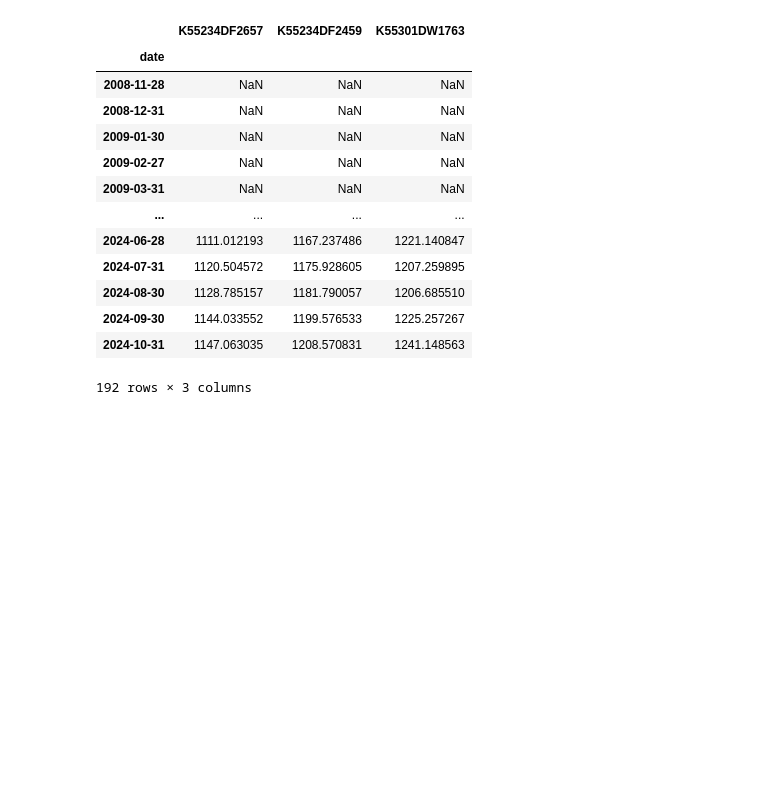
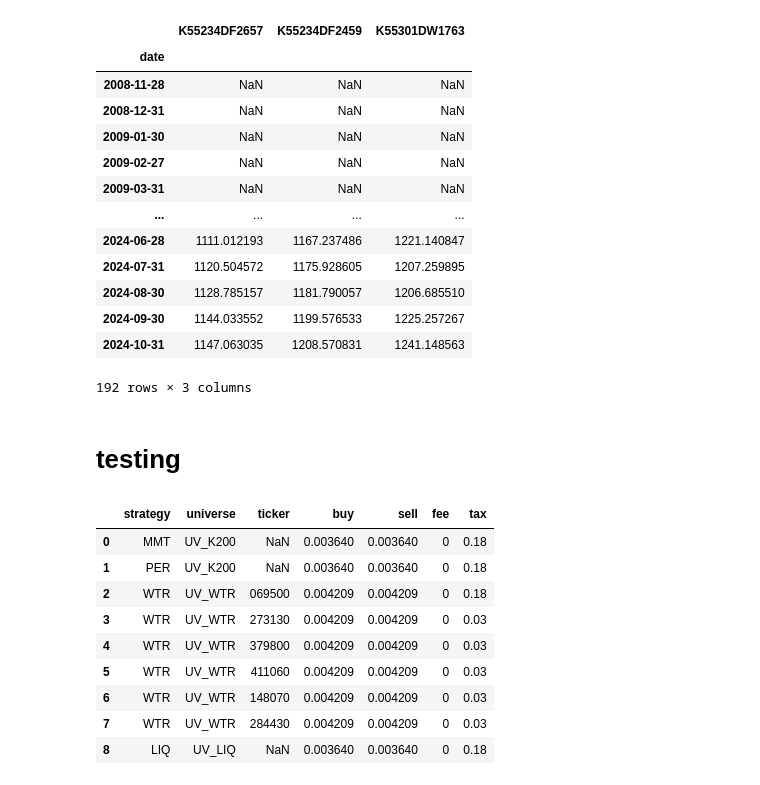
Before and after one commit to lbk209/portfolio, a Jupyter notebook: Allocate_Portfolio.ipynb, the cells around one changed output. Saved outputs shown, nothing was run; the diff lists cells and outputs as text; code cells hidden in the pictures; blank space fills up the shorter version.

```diff
--- a/Allocate_Portfolio.ipynb
+++ b/Allocate_Portfolio.ipynb
@@ -1030,3 +1043,24 @@ fund.df_prices.iloc[:, :3]
 | 2024-09-30 | 1144.033552 | 1199.576533 | 1225.257267 |
 | 2024-10-31 | 1147.063035 | 1208.570831 | 1241.148563 |
 192 rows × 3 columns
+# %% [markdown]
+# testing
+# %%
+import pandas as pd
+
+f = 'pf_cost.csv'
+col_tkr = 'ticker'
+df = pd.read_csv(f, dtype={col_tkr:str}, comment='#')
+# %%
+df
+# %% [output]
+|  | strategy | universe | ticker | buy | sell | fee | tax |
+| 0 | MMT | UV_K200 | NaN | 0.003640 | 0.003640 | 0 | 0.18 |
+| 1 | PER | UV_K200 | NaN | 0.003640 | 0.003640 | 0 | 0.18 |
+| 2 | WTR | UV_WTR | 069500 | 0.004209 | 0.004209 | 0 | 0.18 |
+| 3 | WTR | UV_WTR | 273130 | 0.004209 | 0.004209 | 0 | 0.03 |
+| 4 | WTR | UV_WTR | 379800 | 0.004209 | 0.004209 | 0 | 0.03 |
+| 5 | WTR | UV_WTR | 411060 | 0.004209 | 0.004209 | 0 | 0.03 |
+| 6 | WTR | UV_WTR | 148070 | 0.004209 | 0.004209 | 0 | 0.03 |
+| 7 | WTR | UV_WTR | 284430 | 0.004209 | 0.004209 | 0 | 0.03 |
+| 8 | LIQ | UV_LIQ | NaN | 0.003640 | 0.003640 | 0 | 0.18 |
```
Also changed, not shown: parts of 4 cells of this notebook, 1 other file.
